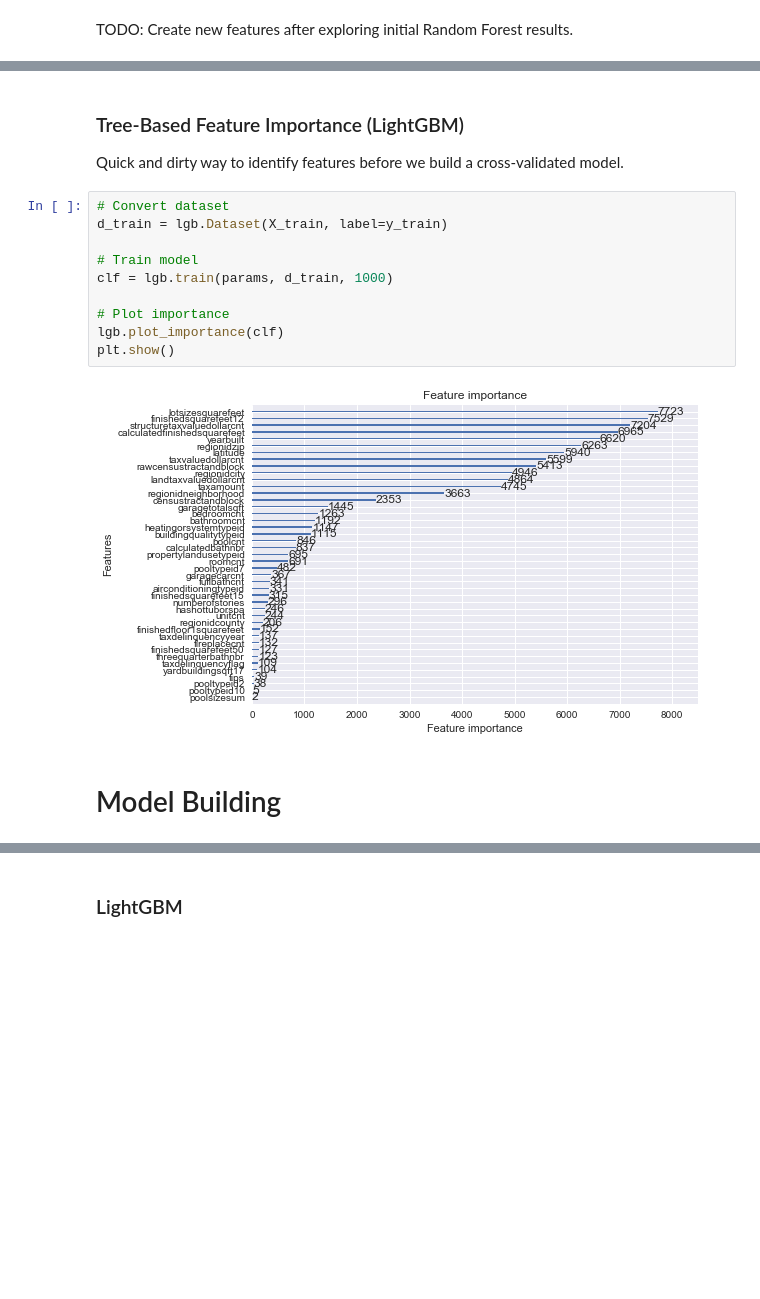
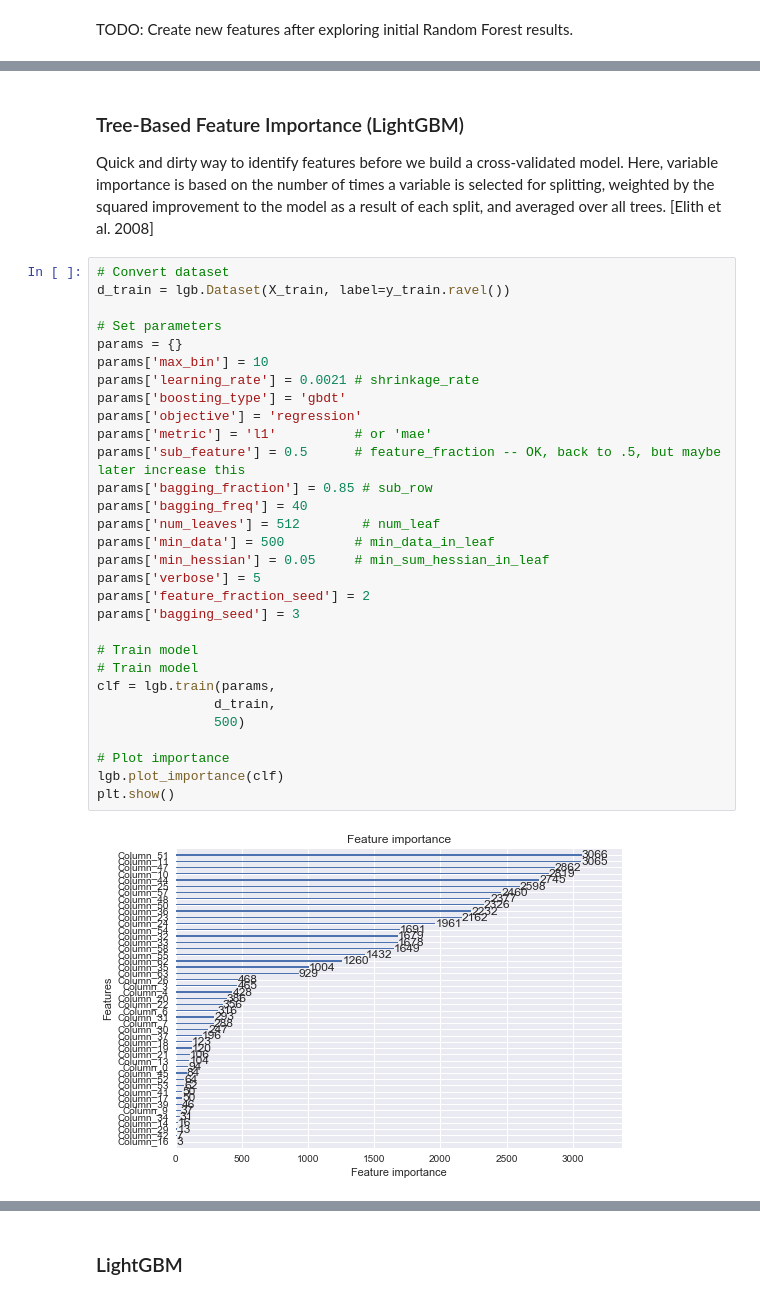
Before and after one commit to hyohong/Learning_AnalyticsFellow, a Jupyter notebook: Predicting_Home_Prices_for_Zillow.ipynb, the cells around one changed output, grey strips where cells are left out. Saved outputs shown, nothing was run; the diff lists cells and outputs as text; blank space fills up the shorter version.

```diff
--- a/Predicting_Home_Prices_for_Zillow.ipynb
+++ b/Predicting_Home_Prices_for_Zillow.ipynb
@@ -436,17 +525,35 @@ Computing regularization path using the positive elastic net...
 # %% [markdown]
 ### Tree-Based Feature Importance (LightGBM)
-Quick and dirty way to identify features before we build a cross-validated model.
+Quick and dirty way to identify features before we build a cross-validated model. Here, variable importance is based on the number of times a variable is selected for splitting, weighted by the squared improvement to the model as a result of each split, and averaged over all trees. [Elith et al. 2008]
-# %%
-# Convert dataset
-d_train = lgb.Dataset(X_train, label=y_train)
-
-# Train model
-clf = lgb.train(params, d_train, 1000)
-
-# Plot importance
-lgb.plot_importance(clf)
-plt.show()
-# %% [output]
-[figure, removed]
-# %% [markdown]
-# Model Building
+# %%
+# Convert dataset
+d_train = lgb.Dataset(X_train, label=y_train.ravel())
+
+# Set parameters
+params = {}
+params['max_bin'] = 10
+params['learning_rate'] = 0.0021 # shrinkage_rate
+params['boosting_type'] = 'gbdt'
+params['objective'] = 'regression'
+params['metric'] = 'l1'          # or 'mae'
+params['sub_feature'] = 0.5      # feature_fraction -- OK, back to .5, but maybe later increase this
+params['bagging_fraction'] = 0.85 # sub_row
+params['bagging_freq'] = 40
+params['num_leaves'] = 512        # num_leaf
+params['min_data'] = 500         # min_data_in_leaf
+params['min_hessian'] = 0.05     # min_sum_hessian_in_leaf
+params['verbose'] = 5
+params['feature_fraction_seed'] = 2
+params['bagging_seed'] = 3
+
+# Train model
+# Train model
+clf = lgb.train(params,
+               d_train,
+               500)
+
+# Plot importance
+lgb.plot_importance(clf)
+plt.show()
+# %% [output]
+[figure, added]
```
Also changed, not shown: parts of 89 cells of this notebook.
